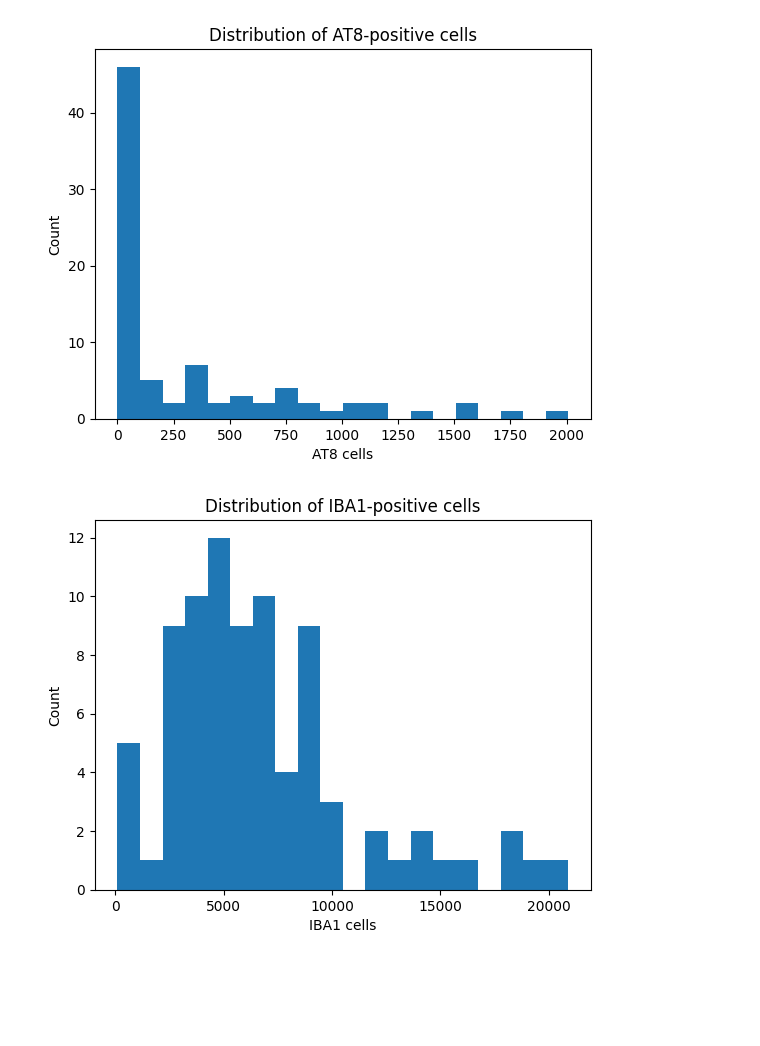
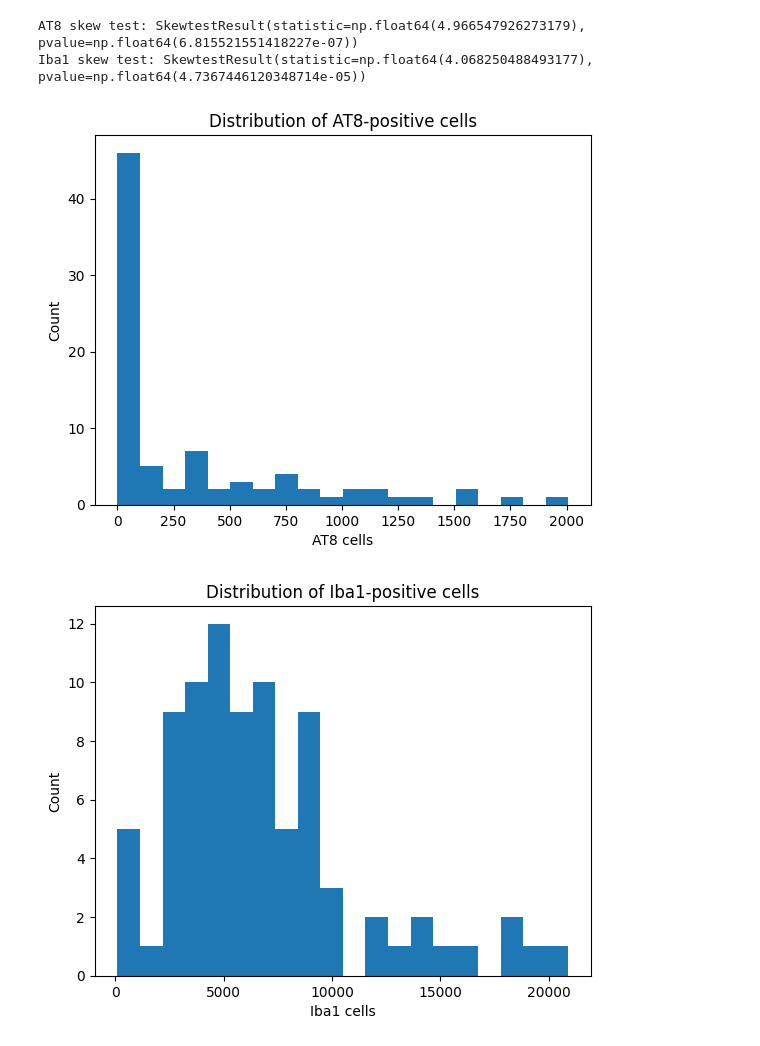
Before and after one commit to sofol-bit/LinSofoNEUR265, a Jupyter notebook: final/FinalAPOE4.ipynb, the cells around one changed output. Drawn from its saved outputs; the diff is of its cells as text; code cells hidden in the pictures; blank space fills up the shorter version.

```diff
--- a/final/FinalAPOE4.ipynb
+++ b/final/FinalAPOE4.ipynb
@@ -28,18 +39,24 @@ no = df[df["APOE4"] == "N"]
 # %%
+#plot dist of dependent variables
+print("AT8 skew test:", skewtest(APOE4STATUS["AT8"]))
+print("Iba1 skew test:", skewtest(APOE4STATUS["Iba1"]))
+
 plt.figure()
-plt.hist(df["AT8"], bins=20)
+plt.hist(APOE4STATUS["AT8"], bins=20)
 plt.title("Distribution of AT8-positive cells")
 plt.xlabel("AT8 cells")
 plt.ylabel("Count")
 plt.show()
 
 plt.figure()
-plt.hist(df["IBA1"], bins=20)
-plt.title("Distribution of IBA1-positive cells")
-plt.xlabel("IBA1 cells")
+plt.hist(APOE4STATUS["Iba1"], bins=20)
+plt.title("Distribution of Iba1-positive cells")
+plt.xlabel("Iba1 cells")
 plt.ylabel("Count")
 plt.show()
 # %% [output]
+AT8 skew test: SkewtestResult(statistic=np.float64(4.966547926273179), pvalue=np.float64(6.815521551418227e-07))
+Iba1 skew test: SkewtestResult(statistic=np.float64(4.068250488493177), pvalue=np.float64(4.7367446120348714e-05))
-[figure, old version]
+[figure, new version]
-[figure, old version]
+[figure, new version]
 # %%
```
Also changed, not shown: parts of 10 cells of this notebook.
